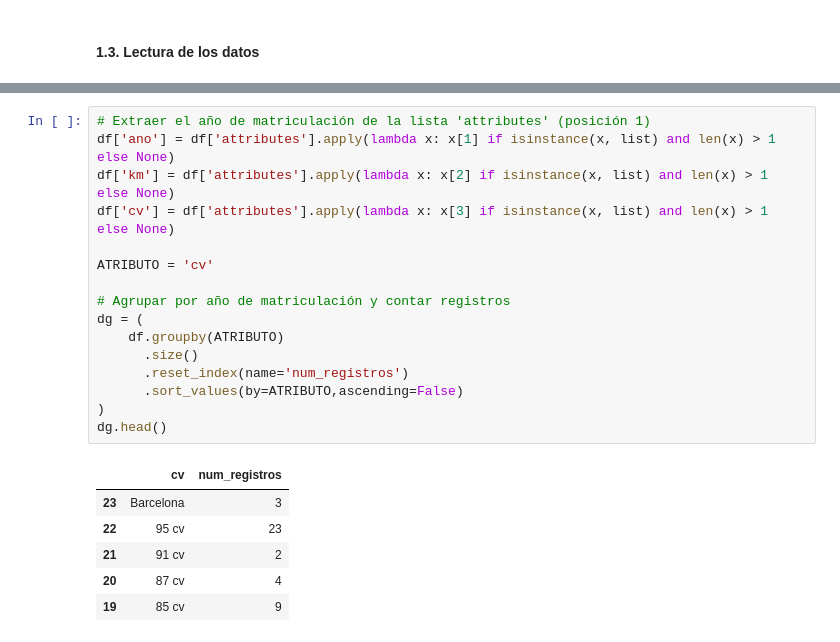
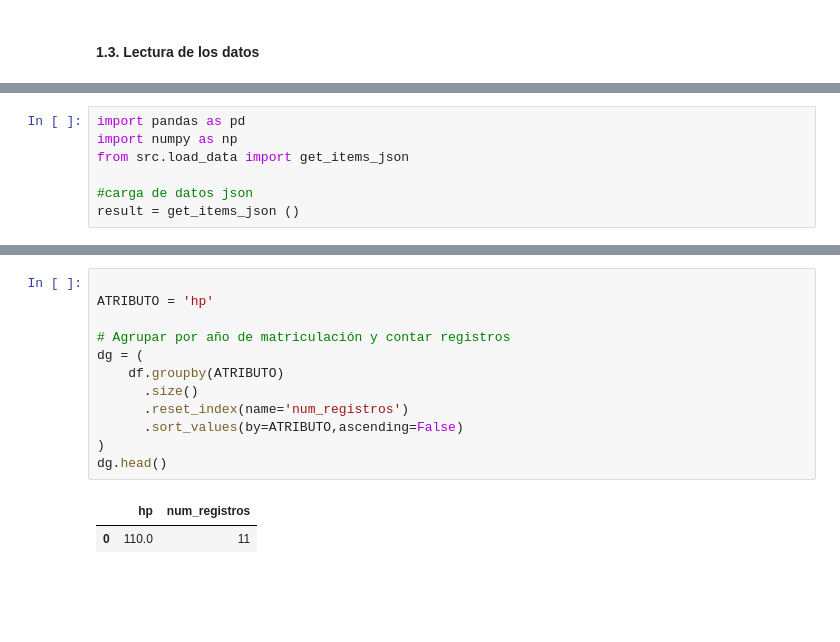
Before and after one commit to Jlaybar/moto, a Jupyter notebook: moto.ipynb, the cells around one changed output, grey strips where cells are left out. Drawn from its saved outputs; the diff is of its cells as text; blank space fills up the shorter version.

```diff
--- a/moto.ipynb
+++ b/moto.ipynb
@@ -455,0 +301,7 @@ df.head()
+# %%
+import pandas as pd
+import numpy as np
+from src.load_data import get_items_json
+
+#carga de datos json
+result = get_items_json ()
@@ -488,26 +346,18 @@ dg.head()
 # %%
-# Extraer el año de matriculación de la lista 'attributes' (posición 1)
-df['ano'] = df['attributes'].apply(lambda x: x[1] if isinstance(x, list) and len(x) > 1 else None)
-df['km'] = df['attributes'].apply(lambda x: x[2] if isinstance(x, list) and len(x) > 1 else None)
-df['cv'] = df['attributes'].apply(lambda x: x[3] if isinstance(x, list) and len(x) > 1 else None)
 
-ATRIBUTO = 'cv'
+ATRIBUTO = 'hp'
 
 # Agrupar por año de matriculación y contar registros
 dg = (
     df.groupby(ATRIBUTO)
       .size()
       .reset_index(name='num_registros')
       .sort_values(by=ATRIBUTO,ascending=False)
 )
 dg.head()
 # %% [output]
-|  | cv | num_registros |
-| 23 | Barcelona | 3 |
-| 22 | 95 cv | 23 |
-| 21 | 91 cv | 2 |
-| 20 | 87 cv | 4 |
-| 19 | 85 cv | 9 |
+|  | hp | num_registros |
+| 0 | 110.0 | 11 |
 # %%
 # Asegurarse de que la columna 'price' sea numérica
 df['price'] = pd.to_numeric(df['price'], errors='coerce')
```
Also changed, not shown: parts of 19 cells of this notebook, 8 other files.
